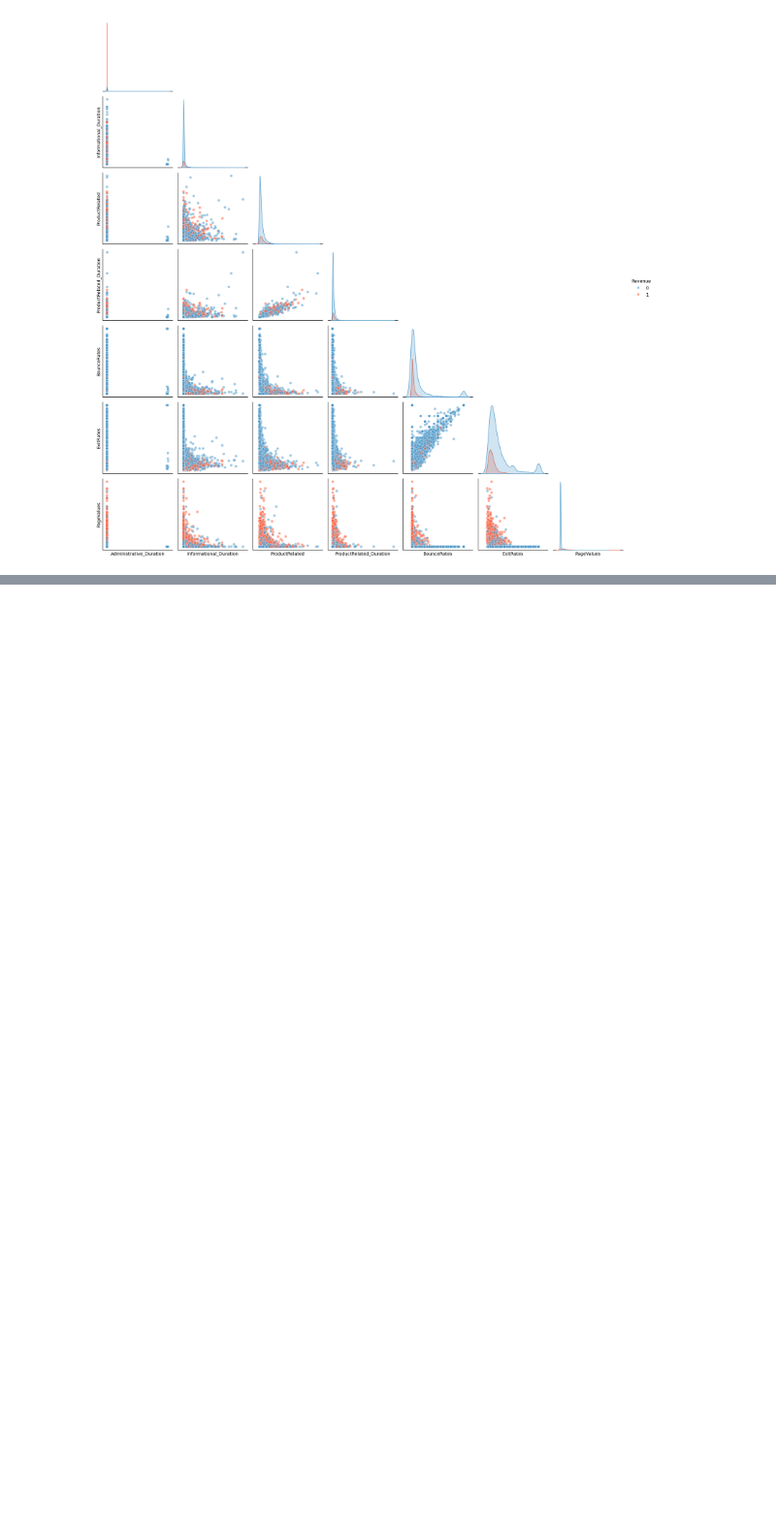
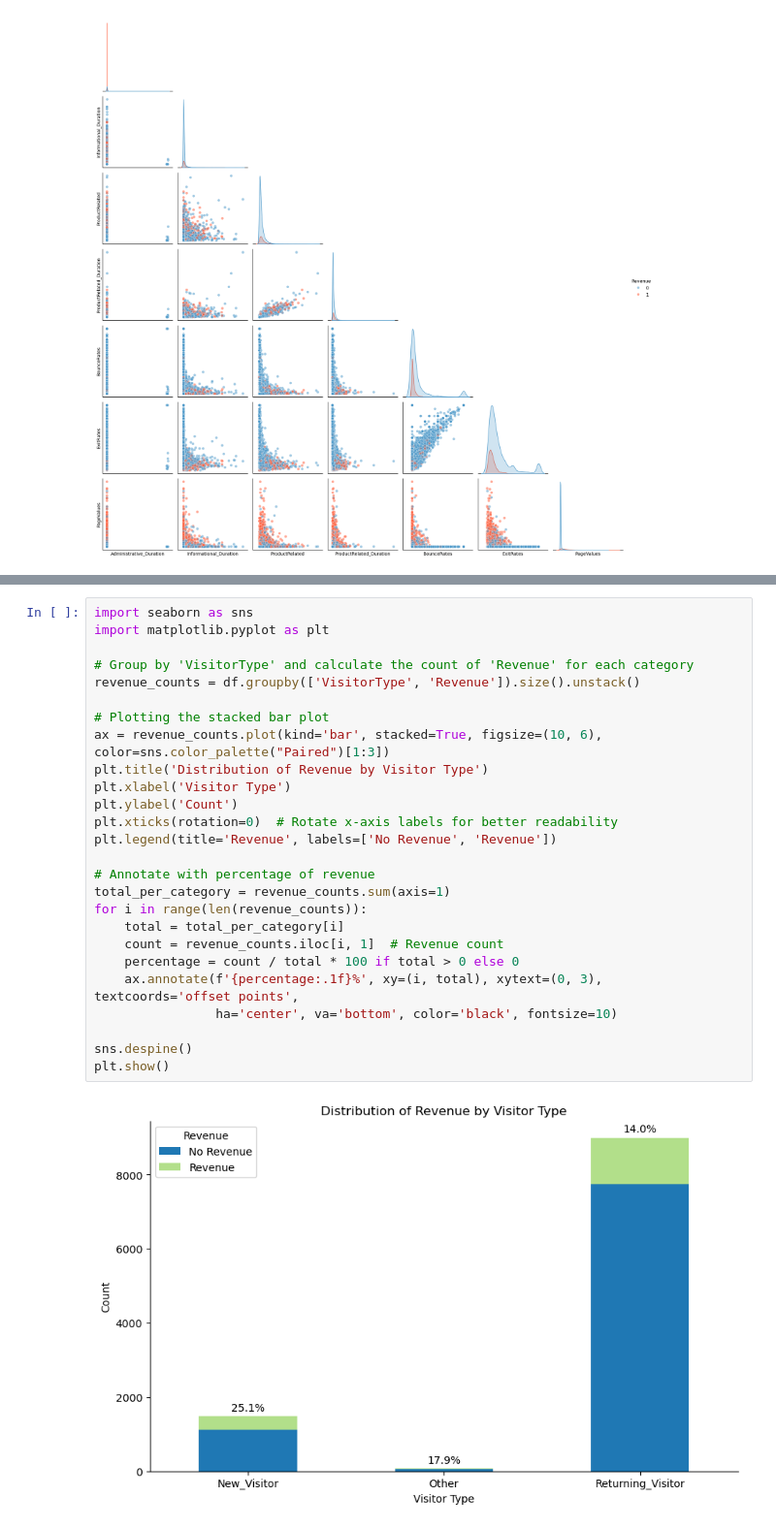
Before and after one commit to FutureGoose/ecommerce_purchase_prediction, a Jupyter notebook: gustaf_boden_ml_projekt.ipynb, the cells around one changed output, grey strips where cells are left out. Shown at 97% size. Drawn from its saved outputs; the diff is of its cells as text; blank space fills up the shorter version.

```diff
--- a/gustaf_boden_ml_projekt.ipynb
+++ b/gustaf_boden_ml_projekt.ipynb
@@ -936,0 +973,28 @@ plt.show()
+# %%
+import seaborn as sns
+import matplotlib.pyplot as plt
+
+# Group by 'VisitorType' and calculate the count of 'Revenue' for each category
+revenue_counts = df.groupby(['VisitorType', 'Revenue']).size().unstack()
+
+# Plotting the stacked bar plot
+ax = revenue_counts.plot(kind='bar', stacked=True, figsize=(10, 6), color=sns.color_palette("Paired")[1:3])
+plt.title('Distribution of Revenue by Visitor Type')
+plt.xlabel('Visitor Type')
+plt.ylabel('Count')
+plt.xticks(rotation=0)  # Rotate x-axis labels for better readability
+plt.legend(title='Revenue', labels=['No Revenue', 'Revenue'])
+
+# Annotate with percentage of revenue
+total_per_category = revenue_counts.sum(axis=1)
+for i in range(len(revenue_counts)):
+    total = total_per_category[i]
+    count = revenue_counts.iloc[i, 1]  # Revenue count
+    percentage = count / total * 100 if total > 0 else 0
+    ax.annotate(f'{percentage:.1f}%', xy=(i, total), xytext=(0, 3), textcoords='offset points',
+                ha='center', va='bottom', color='black', fontsize=10)
+
+sns.despine()
+plt.show()
+# %% [output]
+[figure, added]
```
Also changed, not shown: parts of 20 cells of this notebook.
